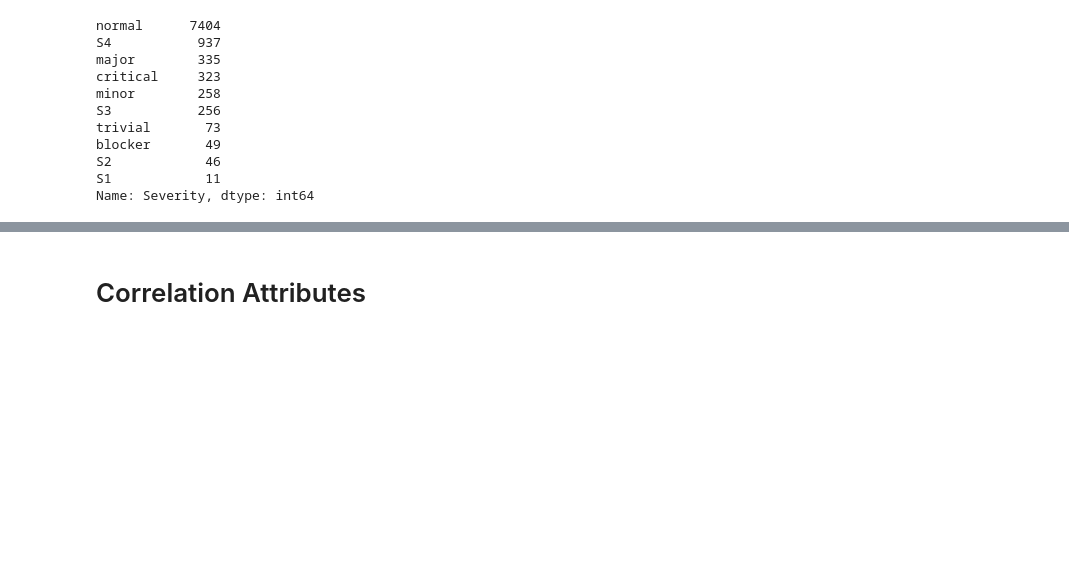
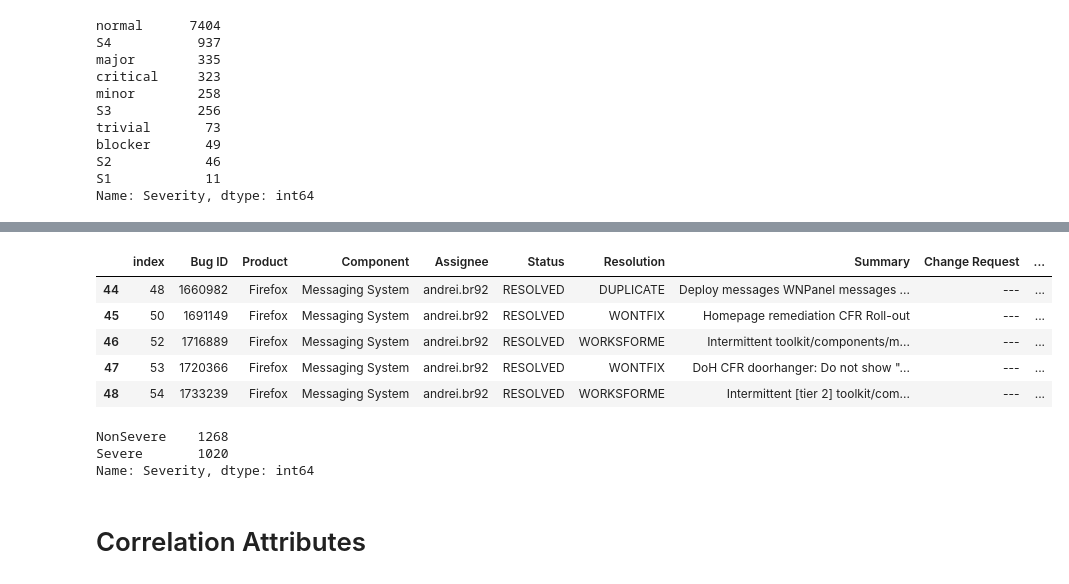
Before and after one commit to fatymaziz/DataAnalysis, a Jupyter notebook: BugSeverityPrediction-Dictionarybased.ipynb, the cells around one changed output, grey strips where cells are left out. Cells and saved outputs as stored; diff of their text form; code cells hidden in the pictures; blank space fills up the shorter version.

```diff
--- a/BugSeverityPrediction-Dictionarybased.ipynb
+++ b/BugSeverityPrediction-Dictionarybased.ipynb
@@ -150,3 +169,18 @@ bugs_df.Summary.str.contains("Browser").sum()
+# %%
+bugs_df.head(5)
+# %% [output]
+|  | index | Bug ID | Product | Component | Assignee | Status | Resolution | Summary | Change Request | ... |
+| 44 | 48 | 1660982 | Firefox | Messaging System | andrei.br92 | RESOLVED | DUPLICATE | Deploy messages WNPanel messages ... | --- | ... |
+| 45 | 50 | 1691149 | Firefox | Messaging System | andrei.br92 | RESOLVED | WONTFIX | Homepage remediation CFR Roll-out | --- | ... |
+| 46 | 52 | 1716889 | Firefox | Messaging System | andrei.br92 | RESOLVED | WORKSFORME | Intermittent toolkit/components/m... | --- | ... |
+| 47 | 53 | 1720366 | Firefox | Messaging System | andrei.br92 | RESOLVED | WONTFIX | DoH CFR doorhanger: Do not show "... | --- | ... |
+| 48 | 54 | 1733239 | Firefox | Messaging System | andrei.br92 | RESOLVED | WORKSFORME | Intermittent [tier 2] toolkit/com... | --- | ... |
+# %%
+bugs_df['Severity'].value_counts()
+# %% [output]
+NonSevere    1268
+Severe       1020
+Name: Severity, dtype: int64
 # %% [markdown]
 # Correlation Attributes
 # %% [markdown]
```
Also changed, not shown: parts of 94 cells of this notebook, 1 other file.
